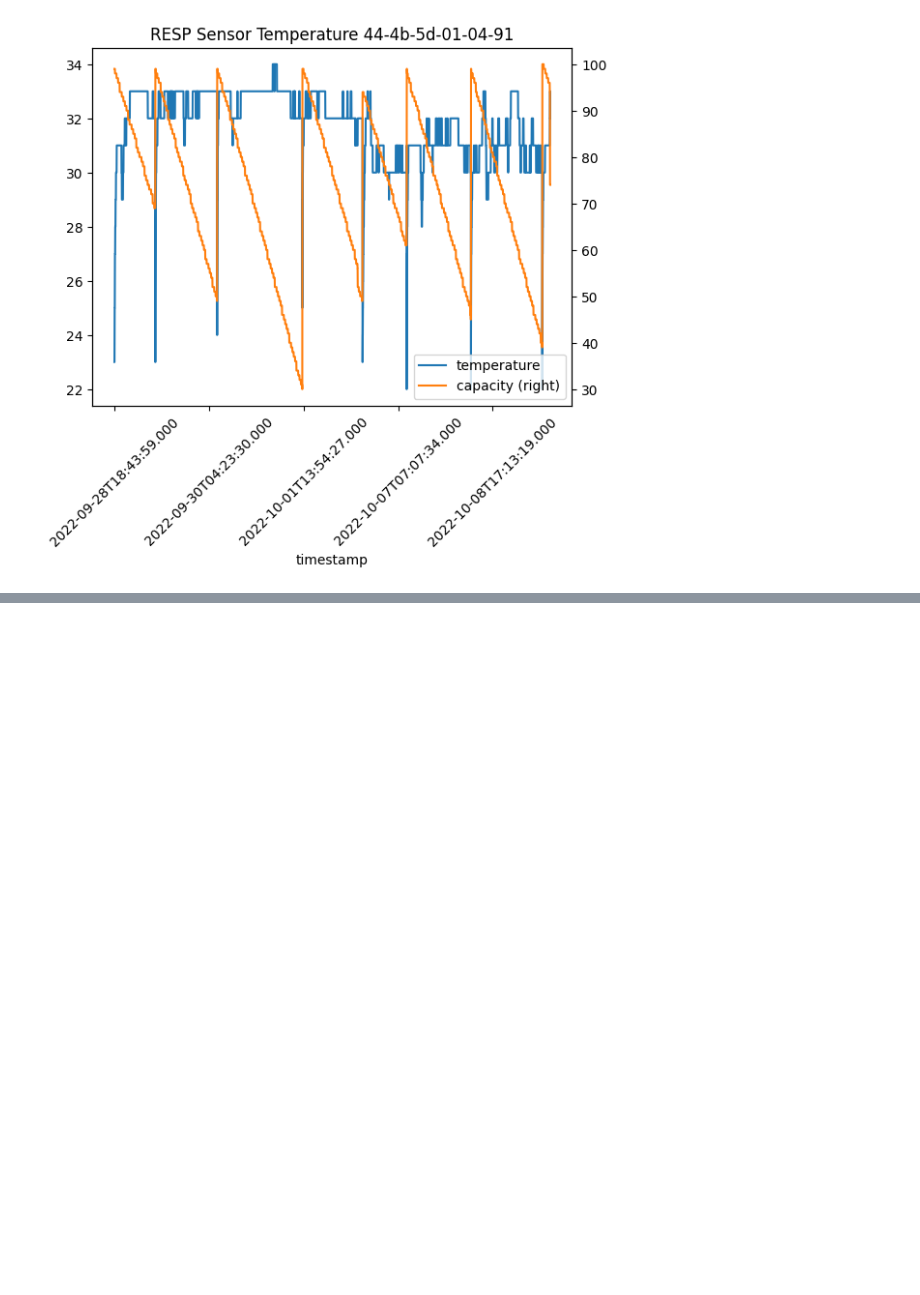
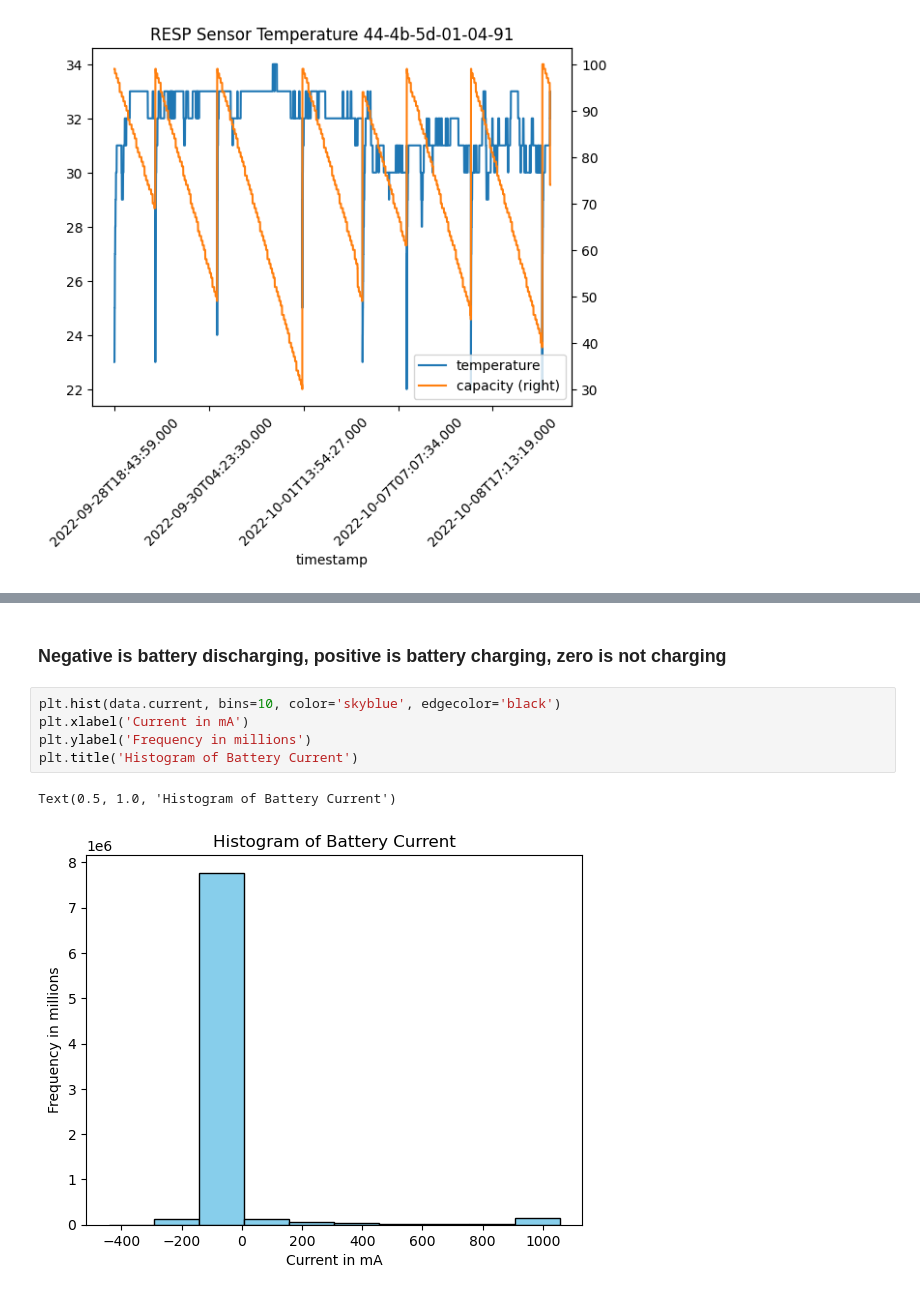
Before and after one commit to Null-Helix/Surge-Protectors, a Jupyter notebook: Plots.ipynb, the cells around one changed output, grey strips where cells are left out. Saved outputs shown, nothing was run; the diff lists cells and outputs as text; blank space fills up the shorter version.

```diff
--- a/Plots.ipynb
+++ b/Plots.ipynb
@@ -67,0 +138,10 @@ RESP.plot(x='timestamp', y=['temperature', 'capacity'], rot=45, title='RESP Sens
+# %% [markdown]
+### Negative is battery discharging, positive is battery charging, zero is not charging
+# %%
+plt.hist(data.current, bins=10, color='skyblue', edgecolor='black')
+plt.xlabel('Current in mA')
+plt.ylabel('Frequency in millions')
+plt.title('Histogram of Battery Current')
+# %% [output]
+Text(0.5, 1.0, 'Histogram of Battery Current')
+[figure, added]
```
Also changed, not shown: parts of 12 cells of this notebook.
